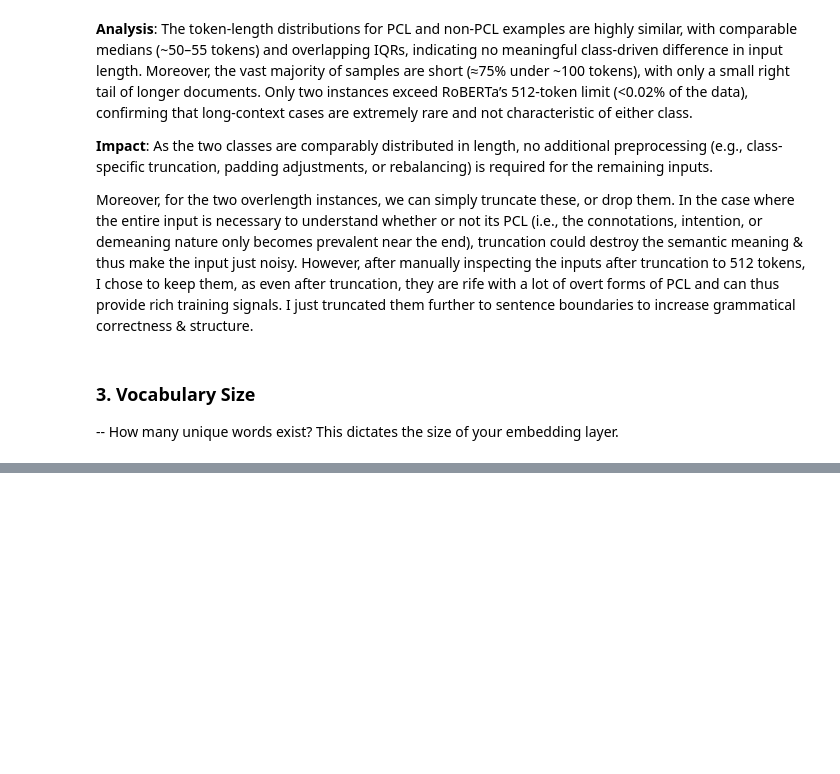
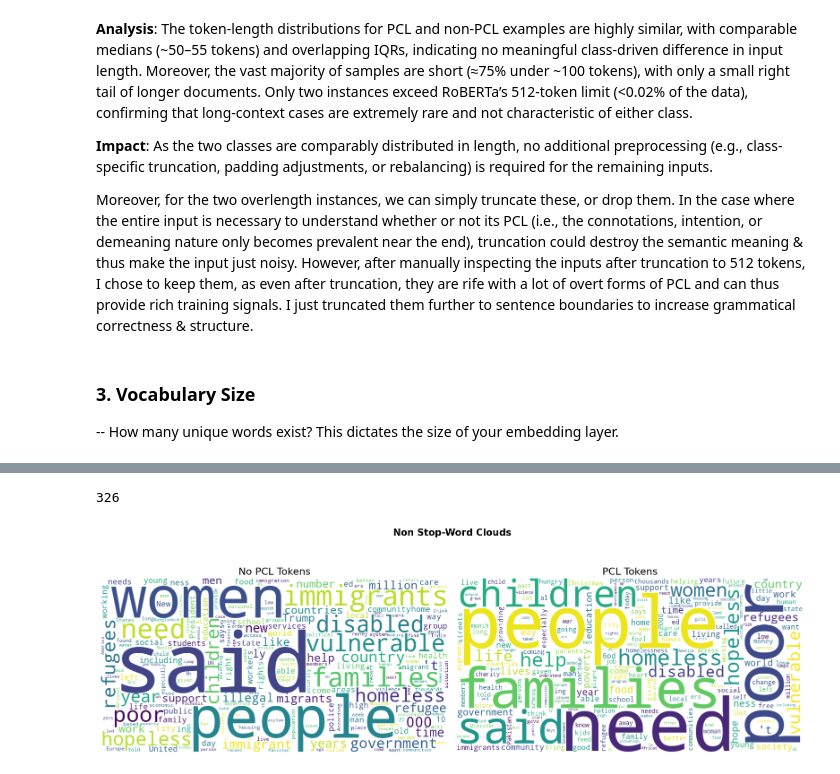
Before and after one commit to AngadK89/60035_nlp_cw, a Jupyter notebook: eda.ipynb, the cells around one changed output, grey strips where cells are left out. Drawn from its saved outputs; the diff is of its cells as text; code cells hidden in the pictures; blank space fills up the shorter version.

```diff
--- a/eda.ipynb
+++ b/eda.ipynb
@@ -451,0 +460,40 @@ Hapax tokens (appear once): 8401 (30.89%)
+# %%
+import os
+
+SPACY_WORDS_LIST_PATH = "spacy_stopwords.txt"
+
+if not os.path.exists(SPACY_WORDS_LIST_PATH):
+    !python -m spacy download en_core_web_sm
+
+nlp = spacy.load("en_core_web_sm")
+SPACY_STOP_WORDS = nlp.Defaults.stop_words
+print(len(SPACY_STOP_WORDS))
+
+with open(SPACY_WORDS_LIST_PATH, "w") as f:
+    f.write("\n".join(sorted(nlp.Defaults.stop_words)))
+# %% [output]
+326
+# %%
+from wordcloud import WordCloud
+
+def relevant_token_distr_per_class(label: int):
+    texts = filtered_data[filtered_data.label == label]["text"].to_list()
+    all_toks = list_tokens_from_texts(texts)
+    relevant_toks = [clean_roberta_tok(tok) for tok in all_toks if not is_stop_or_punct(tok, SPACY_STOP_WORDS)]
+    return Counter(relevant_toks)
+
+no_pcl_token_distr, pcl_token_distr = relevant_token_distr_per_class(0), relevant_token_distr_per_class(1)
+
+fig, axes = plt.subplots(1, 2, figsize=(16, 6))
+
+for ax, (label, counter) in zip(axes, [("No PCL Tokens", no_pcl_token_distr), ("PCL Tokens", pcl_token_distr)]):
+    wc = WordCloud(width=800, height=400, background_color="white").generate_from_frequencies(counter)
+    ax.imshow(wc, interpolation="bilinear")
+    ax.axis("off")
+    ax.set_title(label, fontsize=16)
+
+plt.suptitle("Non Stop-Word Clouds", fontsize=15, fontweight="bold")
+plt.tight_layout()
+plt.show()
+# %% [output]
+[figure, added]
```
Also changed, not shown: parts of 17 cells of this notebook, 3 other files.
